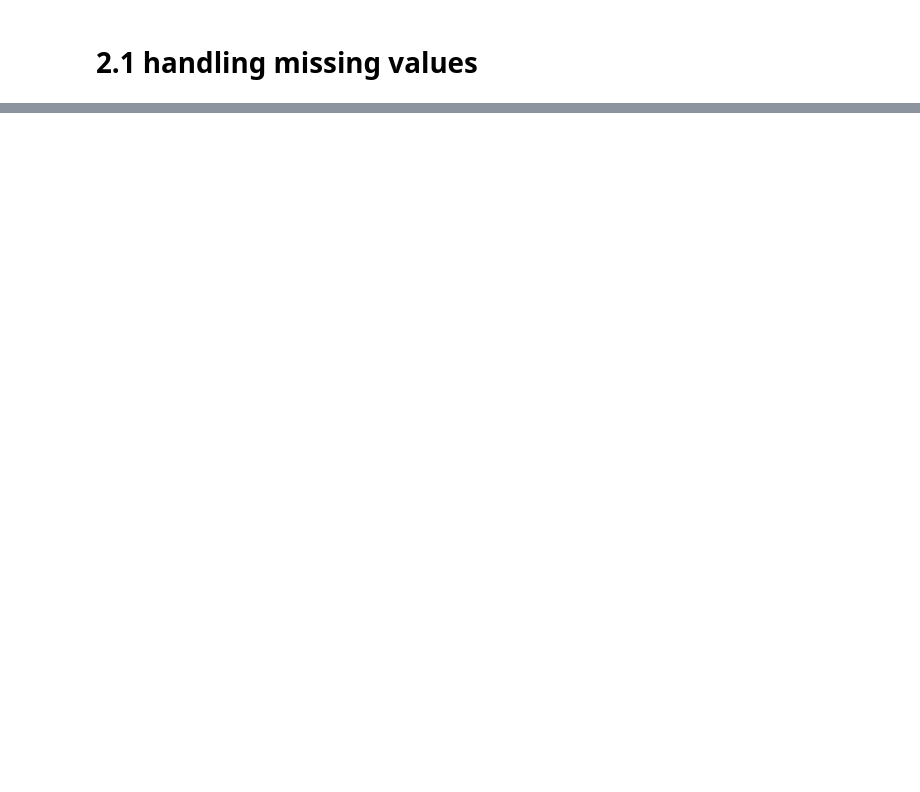
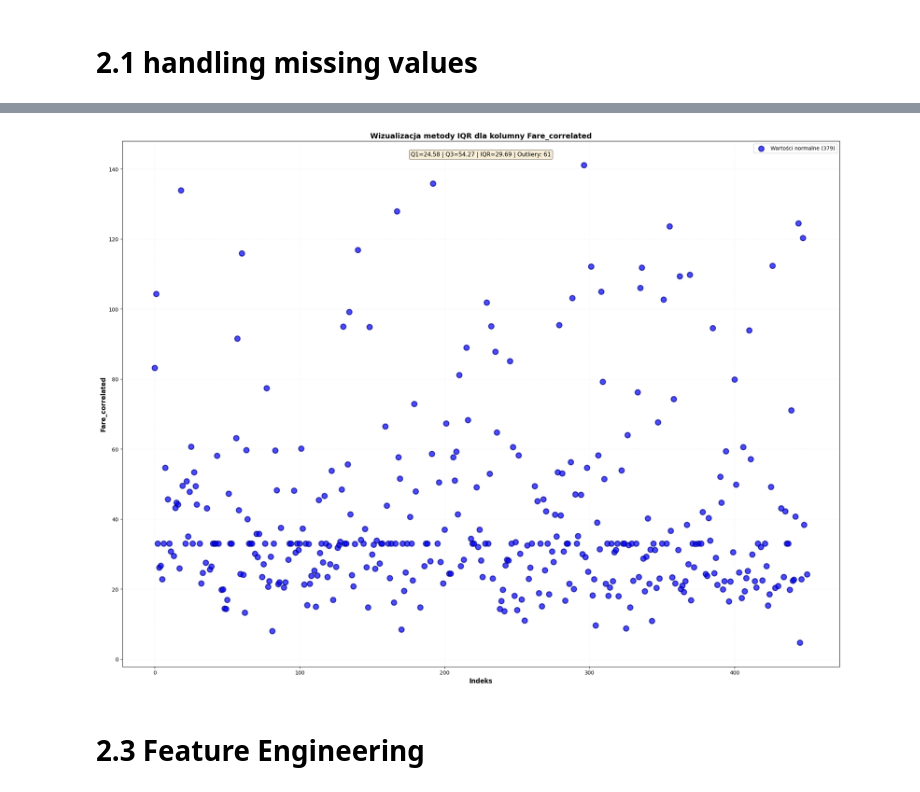
Before and after one commit to hgf700/Lessons_About_Data, a Jupyter notebook: lab3/lab3.ipynb, the cells around one changed output, grey strips where cells are left out. Cells and saved outputs as stored; diff of their text form; code cells hidden in the pictures; blank space fills up the shorter version.

```diff
--- a/lab3/lab3.ipynb
+++ b/lab3/lab3.ipynb
@@ -303,2 +307,5 @@ missing_df
 # %% [markdown]
 # 2.1 handling missing values
+# %%
+df_zepsuty = psuj_dataset(df)
+df_zepsuty.isnull().sum()
@@ -304,0 +357,4 @@ missing_df
+# %%
+czysty_df=czysc(df_zepsuty)
+print(czysty_df.isnull().sum())
+czysty_df
@@ -304,0 +450,9 @@ missing_df
+# %%
+from sklearn.ensemble import IsolationForest
+
+# Dopasowanie modelu Isolation Forest
+isolation_forest = IsolationForest(contamination=0.05)
+czysty_df["outliers"] = isolation_forest.fit_predict(czysty_df[["Age", "Fare"]])
+
+# Wyswietlenie wartosci odstajacych
+czysty_df[czysty_df["outliers"] ==-1]
@@ -304,0 +506,26 @@ missing_df
+# %%
+#usuniecie outliers
+czysty_df = czysty_df[czysty_df['outliers'] != -1]
+# %%
+  plt.figure(figsize=(20, 15))
+
+  plt.scatter(czysty_df.index, czysty_df[col], c='blue', s=100,
+            alpha=0.7, edgecolors='darkblue', linewidth=2,
+            label=f'Wartości normalne ({len(czysty_df)})', zorder=5)
+
+  plt.xlabel('Indeks', fontsize=12, fontweight='bold')
+  plt.ylabel(col, fontsize=12, fontweight='bold')
+  plt.title('Wizualizacja metody IQR dla kolumny ' + col, fontsize=14, fontweight='bold')
+  plt.grid(True, alpha=0.3, linestyle=':', linewidth=0.5)
+  plt.legend(loc='best', fontsize=10)
+
+  plt.text(0.5, 0.98, info, transform=plt.gca().transAxes,
+          fontsize=11, va='top', ha='center',
+          bbox=dict(boxstyle='round', facecolor='wheat', alpha=0.5))
+
+  plt.tight_layout()
+  plt.show()
+# %% [output]
+[figure, added]
+# %% [markdown]
+# 2.3 Feature Engineering
```
Also changed, not shown: parts of 28 cells of this notebook.
